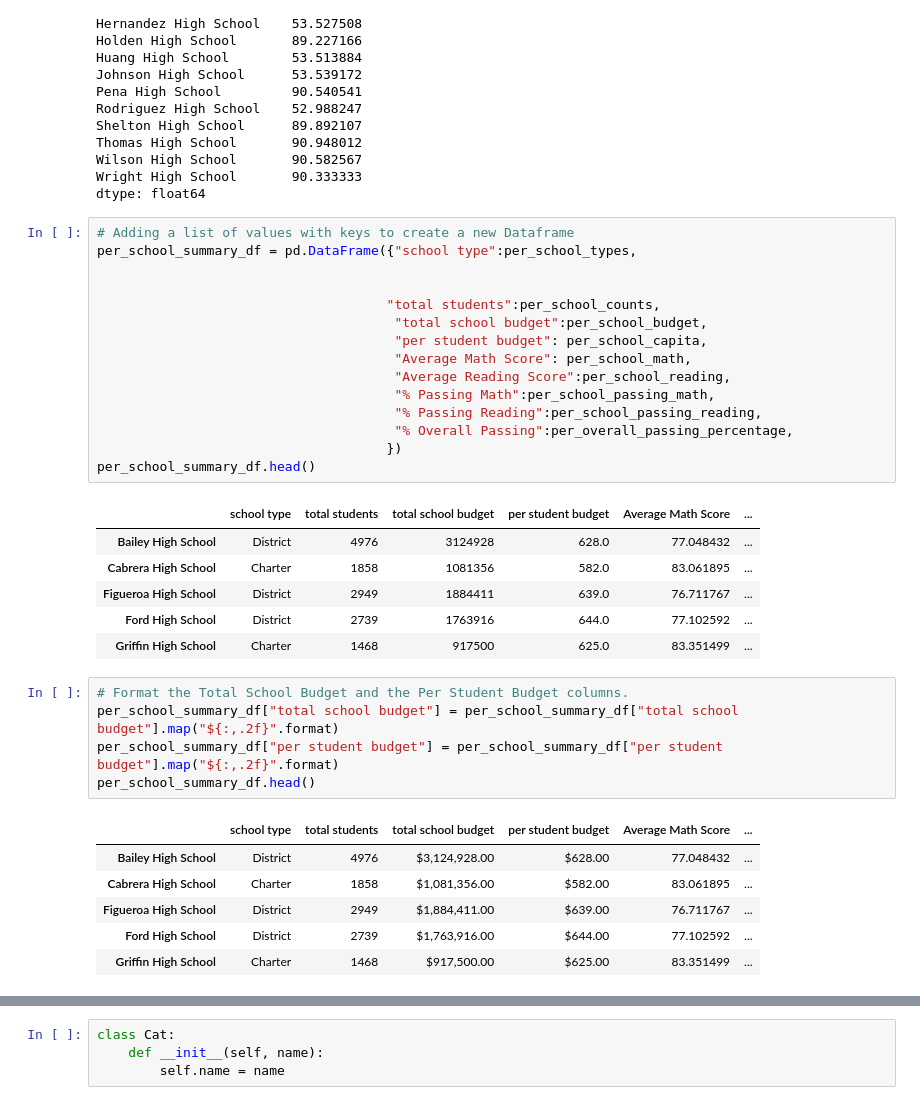
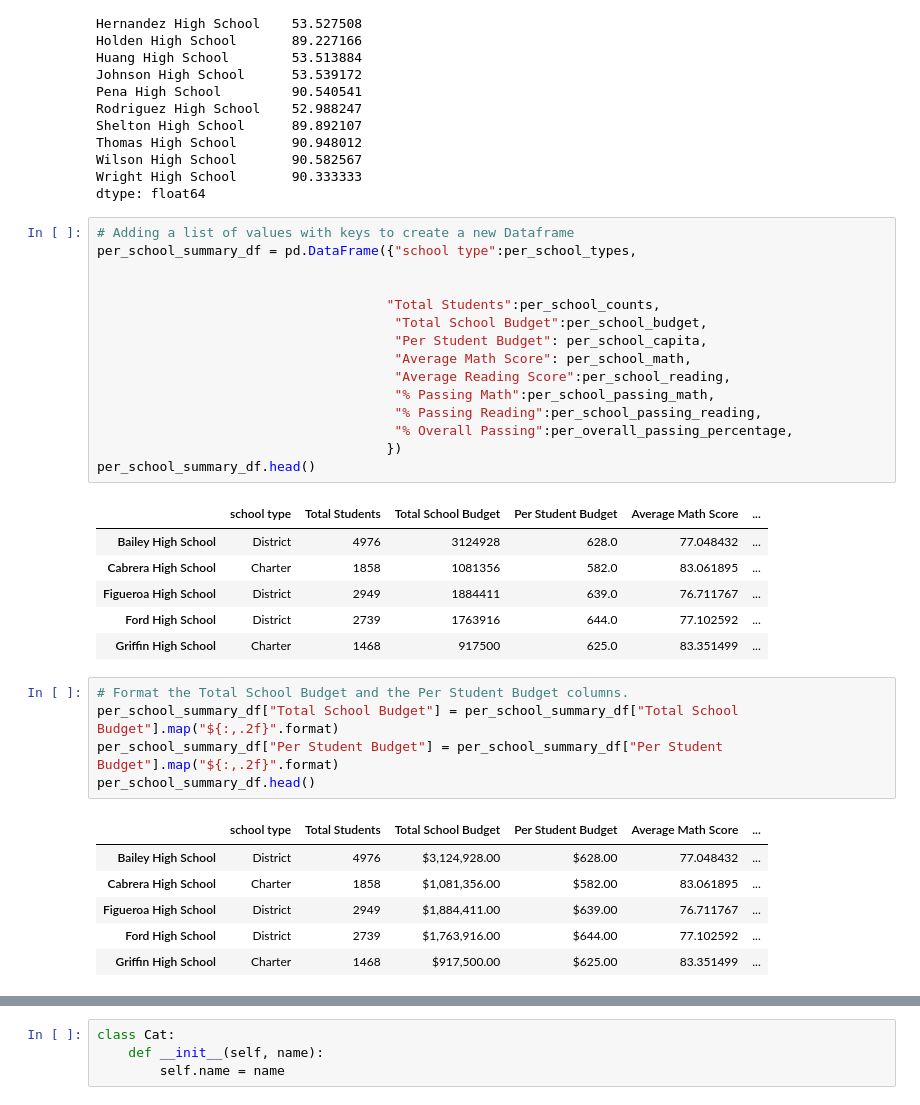
Before and after one commit to jobloom79/School_District_Analysis, a Jupyter notebook: PyCitySchools.ipynb, the cells around one changed output, grey strips where cells are left out. Drawn from its saved outputs; the diff is of its cells as text.

```diff
--- a/PyCitySchools.ipynb
+++ b/PyCitySchools.ipynb
@@ -761,20 +761,20 @@ dtype: float64
 # %%
 # Adding a list of values with keys to create a new Dataframe
 per_school_summary_df = pd.DataFrame({"school type":per_school_types,
 
 
-                                     "total students":per_school_counts,
-                                      "total school budget":per_school_budget,
-                                      "per student budget": per_school_capita,
+                                     "Total Students":per_school_counts,
+                                      "Total School Budget":per_school_budget,
+                                      "Per Student Budget": per_school_capita,
                                       "Average Math Score": per_school_math,
                                       "Average Reading Score":per_school_reading,
                                       "% Passing Math":per_school_passing_math,
                                       "% Passing Reading":per_school_passing_reading,
                                       "% Overall Passing":per_overall_passing_percentage,
                                      })
 per_school_summary_df.head()
 # %% [output]
-|  | school type | total students | total school budget | per student budget | Average Math Score | ... |
+|  | school type | Total Students | Total School Budget | Per Student Budget | Average Math Score | ... |
 | Bailey High School | District | 4976 | 3124928 | 628.0 | 77.048432 | ... |
 | Cabrera High School | Charter | 1858 | 1081356 | 582.0 | 83.061895 | ... |
 | Figueroa High School | District | 2949 | 1884411 | 639.0 | 76.711767 | ... |
@@ -782,11 +782,11 @@ per_school_summary_df.head()
 | Griffin High School | Charter | 1468 | 917500 | 625.0 | 83.351499 | ... |
 # %%
 # Format the Total School Budget and the Per Student Budget columns.
-per_school_summary_df["total school budget"] = per_school_summary_df["total school budget"].map("${:,.2f}".format)
-per_school_summary_df["per student budget"] = per_school_summary_df["per student budget"].map("${:,.2f}".format)
+per_school_summary_df["Total School Budget"] = per_school_summary_df["Total School Budget"].map("${:,.2f}".format)
+per_school_summary_df["Per Student Budget"] = per_school_summary_df["Per Student Budget"].map("${:,.2f}".format)
 per_school_summary_df.head()
 # %% [output]
-|  | school type | total students | total school budget | per student budget | Average Math Score | ... |
+|  | school type | Total Students | Total School Budget | Per Student Budget | Average Math Score | ... |
 | Bailey High School | District | 4976 | $3,124,928.00 | $628.00 | 77.048432 | ... |
 | Cabrera High School | Charter | 1858 | $1,081,356.00 | $582.00 | 83.061895 | ... |
 | Figueroa High School | District | 2949 | $1,884,411.00 | $639.00 | 76.711767 | ... |
```
Also changed, not shown: parts of 8 cells of this notebook.
